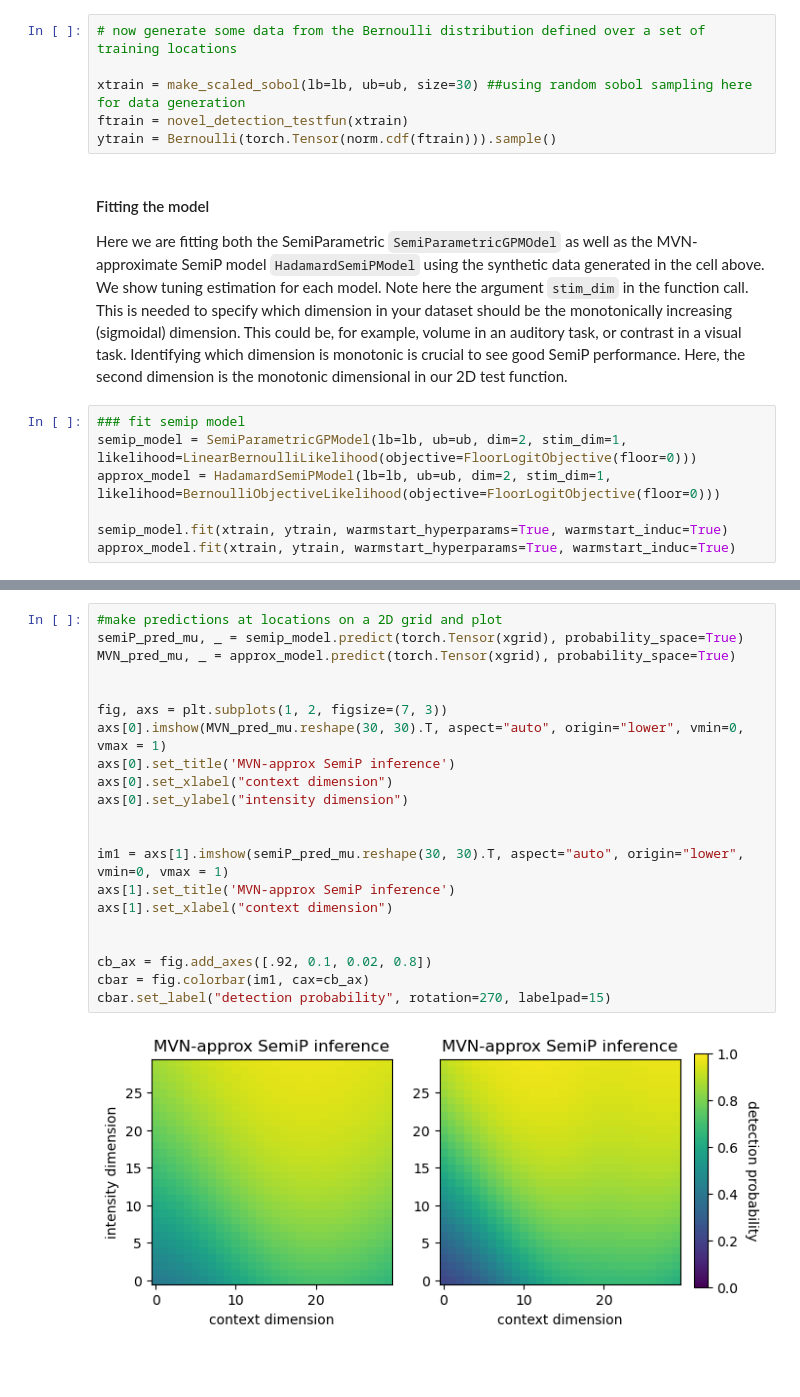
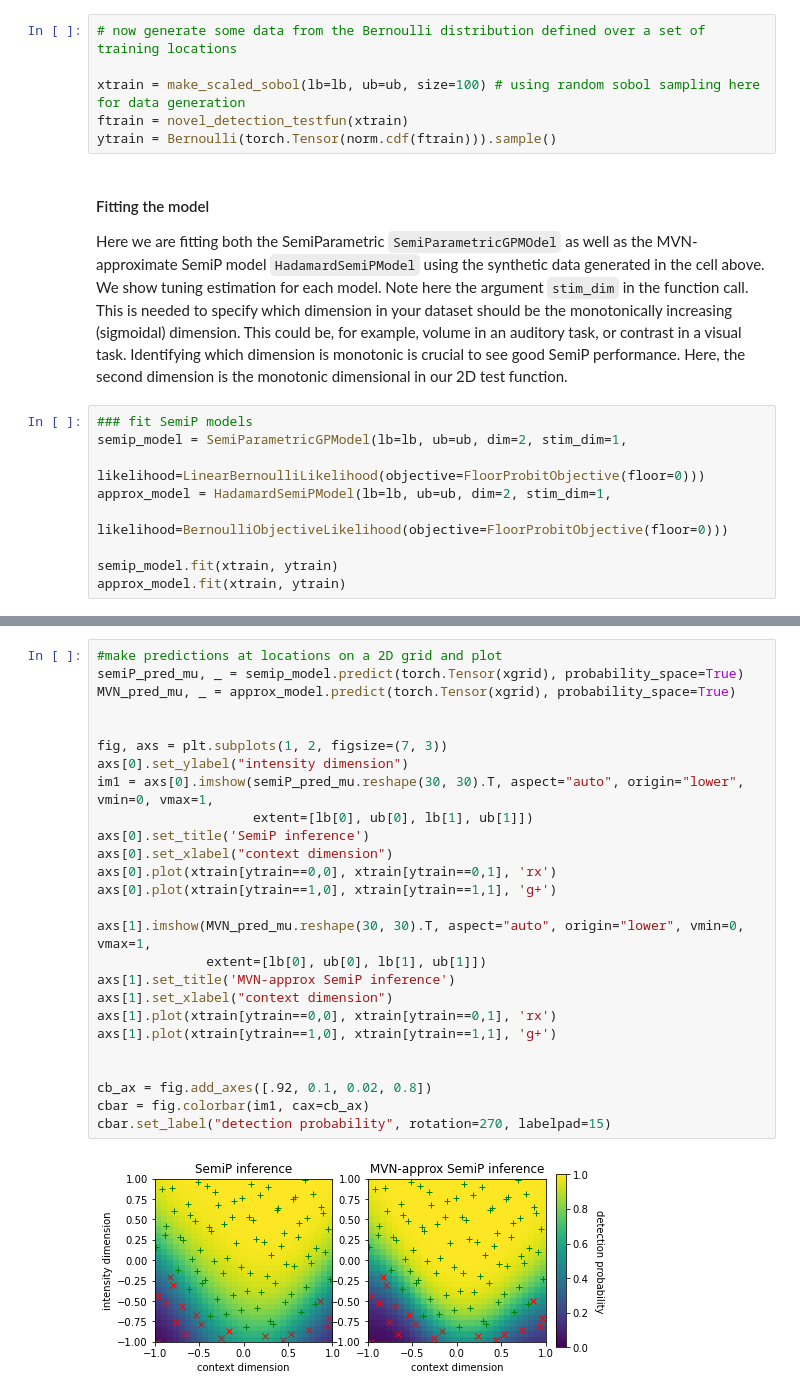
Before and after one commit to facebookresearch/aepsych, a Jupyter notebook: tutorials/Semi_P_tutorial.ipynb, the cells around one changed output, grey strips where cells are left out. Cells and saved outputs as stored; diff of their text form; blank space fills up the shorter version.

````diff
--- a/tutorials/Semi_P_tutorial.ipynb
+++ b/tutorials/Semi_P_tutorial.ipynb
@@ -60,17 +63,19 @@ Text(0.5, 1.0, '2D hairtie detection')
 # %%
 # now generate some data from the Bernoulli distribution defined over a set of training locations
 
-xtrain = make_scaled_sobol(lb=lb, ub=ub, size=30) ##using random sobol sampling here for data generation
+xtrain = make_scaled_sobol(lb=lb, ub=ub, size=100) # using random sobol sampling here for data generation
 ftrain = novel_detection_testfun(xtrain)
 ytrain = Bernoulli(torch.Tensor(norm.cdf(ftrain))).sample()
 # %% [markdown]
 #### Fitting the model
 Here we are fitting both the SemiParametric ```SemiParametricGPMOdel``` as well as the MVN-approximate SemiP model ```HadamardSemiPModel``` using the synthetic data generated in the cell above. We show tuning estimation for each model. Note here the argument ```stim_dim``` in the function call. This is needed to specify which dimension in your dataset should be the monotonically increasing (sigmoidal) dimension. This could be, for example, volume in an auditory task, or contrast in a visual task. Identifying which dimension is monotonic is crucial to see good SemiP performance. Here, the second dimension is the monotonic dimensional in our 2D test function.
 # %%
-### fit semip model
-semip_model = SemiParametricGPModel(lb=lb, ub=ub, dim=2, stim_dim=1,  likelihood=LinearBernoulliLikelihood(objective=FloorLogitObjective(floor=0)))
-approx_model = HadamardSemiPModel(lb=lb, ub=ub, dim=2, stim_dim=1,  likelihood=BernoulliObjectiveLikelihood(objective=FloorLogitObjective(floor=0)))
+### fit SemiP models
+semip_model = SemiParametricGPModel(lb=lb, ub=ub, dim=2, stim_dim=1,
+                                    likelihood=LinearBernoulliLikelihood(objective=FloorProbitObjective(floor=0)))
+approx_model = HadamardSemiPModel(lb=lb, ub=ub, dim=2, stim_dim=1,
+                                  likelihood=BernoulliObjectiveLikelihood(objective=FloorProbitObjective(floor=0)))
 
-semip_model.fit(xtrain, ytrain, warmstart_hyperparams=True, warmstart_induc=True)
-approx_model.fit(xtrain, ytrain, warmstart_hyperparams=True, warmstart_induc=True)
+semip_model.fit(xtrain, ytrain)
+approx_model.fit(xtrain, ytrain)
 # %% [output]
@@ -81,23 +86,28 @@ approx_model.fit(xtrain, ytrain, warmstart_hyperparams=True, warmstart_induc=Tru
 # %%
 #make predictions at locations on a 2D grid and plot
 semiP_pred_mu, _ = semip_model.predict(torch.Tensor(xgrid), probability_space=True)
 MVN_pred_mu, _ = approx_model.predict(torch.Tensor(xgrid), probability_space=True)
 
 
 fig, axs = plt.subplots(1, 2, figsize=(7, 3))
-axs[0].imshow(MVN_pred_mu.reshape(30, 30).T, aspect="auto", origin="lower", vmin=0, vmax = 1)
-axs[0].set_title('MVN-approx SemiP inference')
+axs[0].set_ylabel("intensity dimension")
+im1 = axs[0].imshow(semiP_pred_mu.reshape(30, 30).T, aspect="auto", origin="lower", vmin=0, vmax=1,
+                    extent=[lb[0], ub[0], lb[1], ub[1]])
+axs[0].set_title('SemiP inference')
 axs[0].set_xlabel("context dimension")
-axs[0].set_ylabel("intensity dimension")
+axs[0].plot(xtrain[ytrain==0,0], xtrain[ytrain==0,1], 'rx')
+axs[0].plot(xtrain[ytrain==1,0], xtrain[ytrain==1,1], 'g+')
 
-
-im1 = axs[1].imshow(semiP_pred_mu.reshape(30, 30).T, aspect="auto", origin="lower", vmin=0, vmax = 1)
+axs[1].imshow(MVN_pred_mu.reshape(30, 30).T, aspect="auto", origin="lower", vmin=0, vmax=1,
+              extent=[lb[0], ub[0], lb[1], ub[1]])
 axs[1].set_title('MVN-approx SemiP inference')
 axs[1].set_xlabel("context dimension")
+axs[1].plot(xtrain[ytrain==0,0], xtrain[ytrain==0,1], 'rx')
+axs[1].plot(xtrain[ytrain==1,0], xtrain[ytrain==1,1], 'g+')
 
 
 cb_ax = fig.add_axes([.92, 0.1, 0.02, 0.8])
 cbar = fig.colorbar(im1, cax=cb_ax)
 cbar.set_label("detection probability", rotation=270, labelpad=15)
 # %% [output]
-[figure, old version]
+[figure, new version]
````
Also changed, not shown: parts of 10 cells of this notebook.
